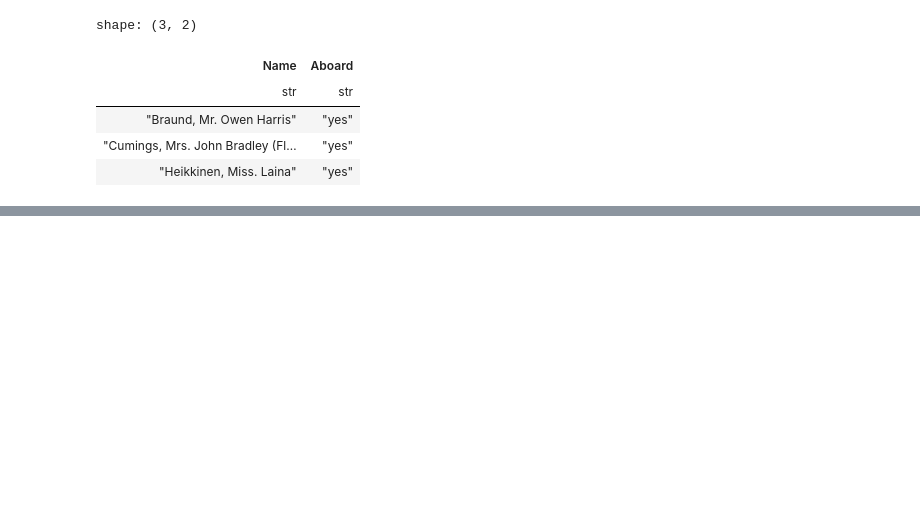
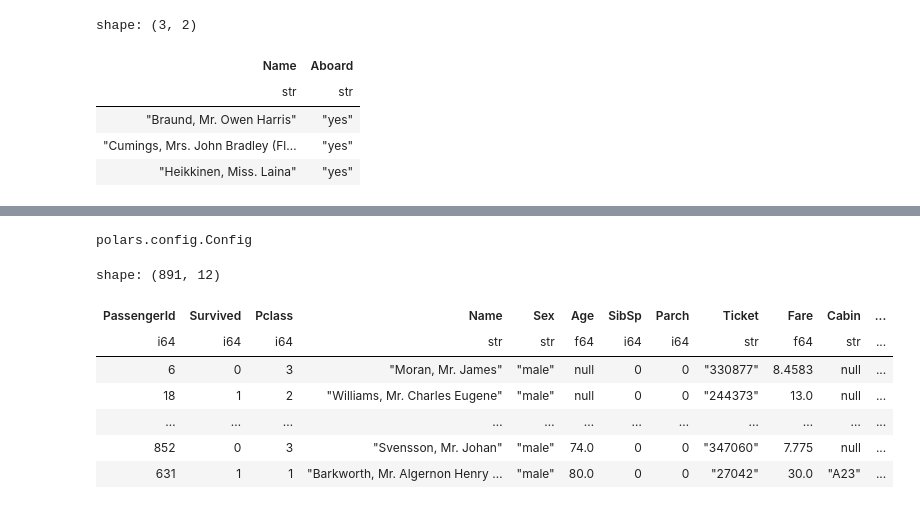
Before and after one commit to yukikitayama/data-analysis, a Jupyter notebook: polars/selecting_columns.ipynb, the cells around one changed output, grey strips where cells are left out. Drawn from its saved outputs; the diff is of its cells as text; code cells hidden in the pictures; blank space fills up the shorter version.

```diff
--- a/polars/selecting_columns.ipynb
+++ b/polars/selecting_columns.ipynb
@@ -531,3 +531,5 @@ shape: (3, 2)
 | "Braund, Mr. Owen Harris" | "yes" |
 | "Cumings, Mrs. John Bradley (Fl… | "yes" |
 | "Heikkinen, Miss. Laina" | "yes" |
+# %%
+df = pl.read_csv(csvFile)
@@ -533,0 +615,15 @@ shape: (3, 2)
+# %%
+pl.Config.set_tbl_rows(4)
+# %% [output]
+polars.config.Config
+# %%
+df.sort("Age")
+# %% [output]
+shape: (891, 12)
+| PassengerId | Survived | Pclass | Name | Sex | Age | SibSp | Parch | Ticket | Fare | Cabin | ... |
+| i64 | i64 | i64 | str | str | f64 | i64 | i64 | str | f64 | str | ... |
+| 6 | 0 | 3 | "Moran, Mr. James" | "male" | null | 0 | 0 | "330877" | 8.4583 | null | ... |
+| 18 | 1 | 2 | "Williams, Mr. Charles Eugene" | "male" | null | 0 | 0 | "244373" | 13.0 | null | ... |
+| … | … | … | … | … | … | … | … | … | … | … | ... |
+| 852 | 0 | 3 | "Svensson, Mr. Johan" | "male" | 74.0 | 0 | 0 | "347060" | 7.775 | null | ... |
+| 631 | 1 | 1 | "Barkworth, Mr. Algernon Henry … | "male" | 80.0 | 0 | 0 | "27042" | 30.0 | "A23" | ... |
```
Also changed, not shown: parts of 10 cells of this notebook, 1 other file.
